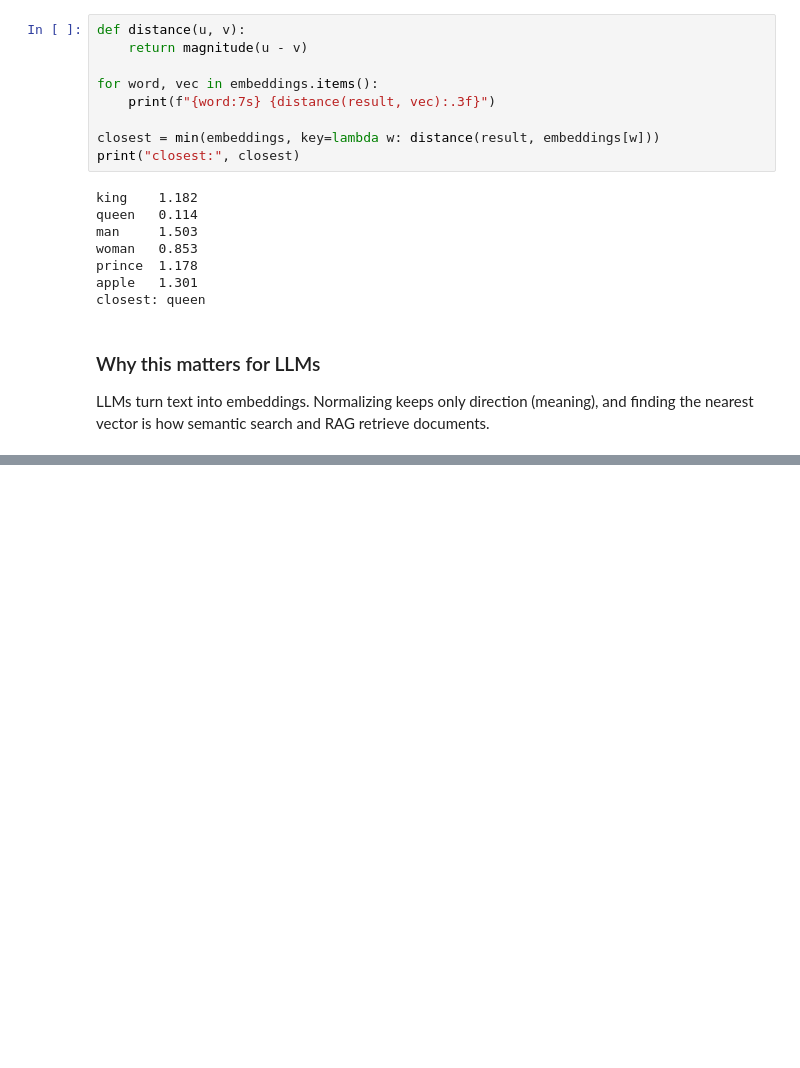
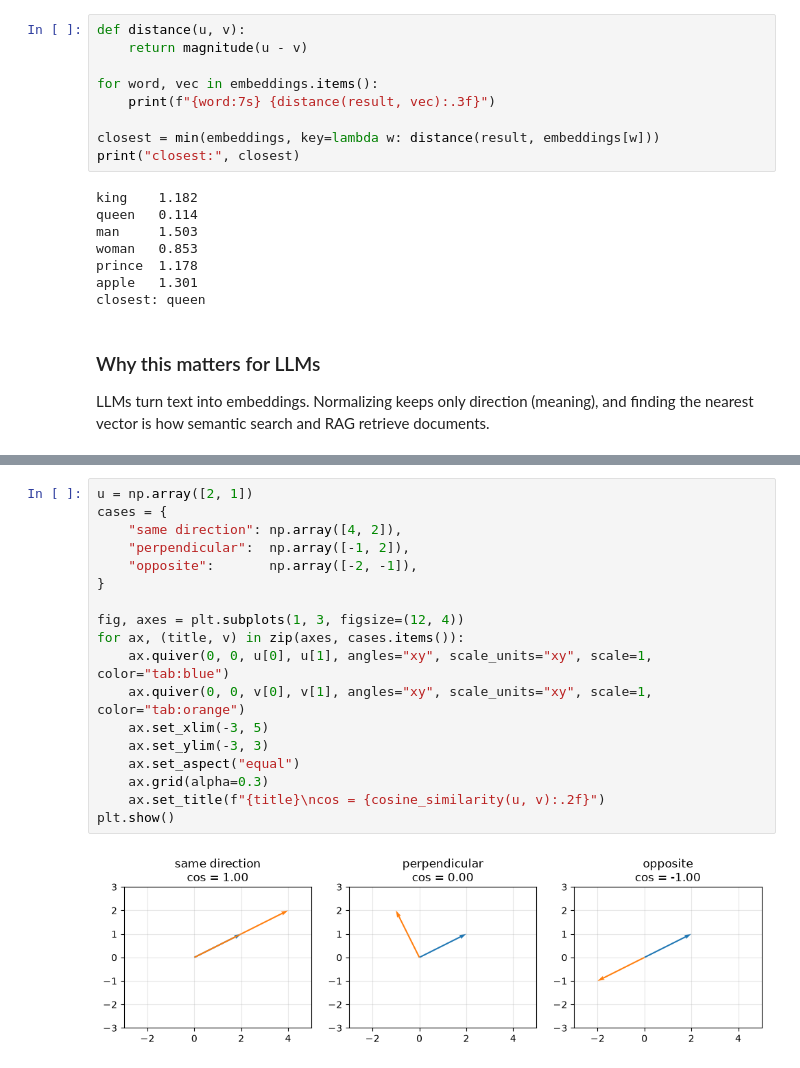
Before and after one commit to kardi06/math-for-llm, a Jupyter notebook: math-for-llm.ipynb, the cells around one changed output, grey strips where cells are left out. Drawn from its saved outputs; the diff is of its cells as text; blank space fills up the shorter version.

Commit message:
Add dot product, cosine similarity, and mini semantic search

```diff
--- a/math-for-llm.ipynb
+++ b/math-for-llm.ipynb
@@ -88,0 +112,20 @@ and finding the nearest vector is how semantic search and RAG retrieve documents
+# %%
+u = np.array([2, 1])
+cases = {
+    "same direction": np.array([4, 2]),
+    "perpendicular":  np.array([-1, 2]),
+    "opposite":       np.array([-2, -1]),
+}
+
+fig, axes = plt.subplots(1, 3, figsize=(12, 4))
+for ax, (title, v) in zip(axes, cases.items()):
+    ax.quiver(0, 0, u[0], u[1], angles="xy", scale_units="xy", scale=1, color="tab:blue")
+    ax.quiver(0, 0, v[0], v[1], angles="xy", scale_units="xy", scale=1, color="tab:orange")
+    ax.set_xlim(-3, 5)
+    ax.set_ylim(-3, 3)
+    ax.set_aspect("equal")
+    ax.grid(alpha=0.3)
+    ax.set_title(f"{title}\ncos = {cosine_similarity(u, v):.2f}")
+plt.show()
+# %% [output]
+[figure, added]
```
Also changed, not shown: parts of 6 cells of this notebook.
